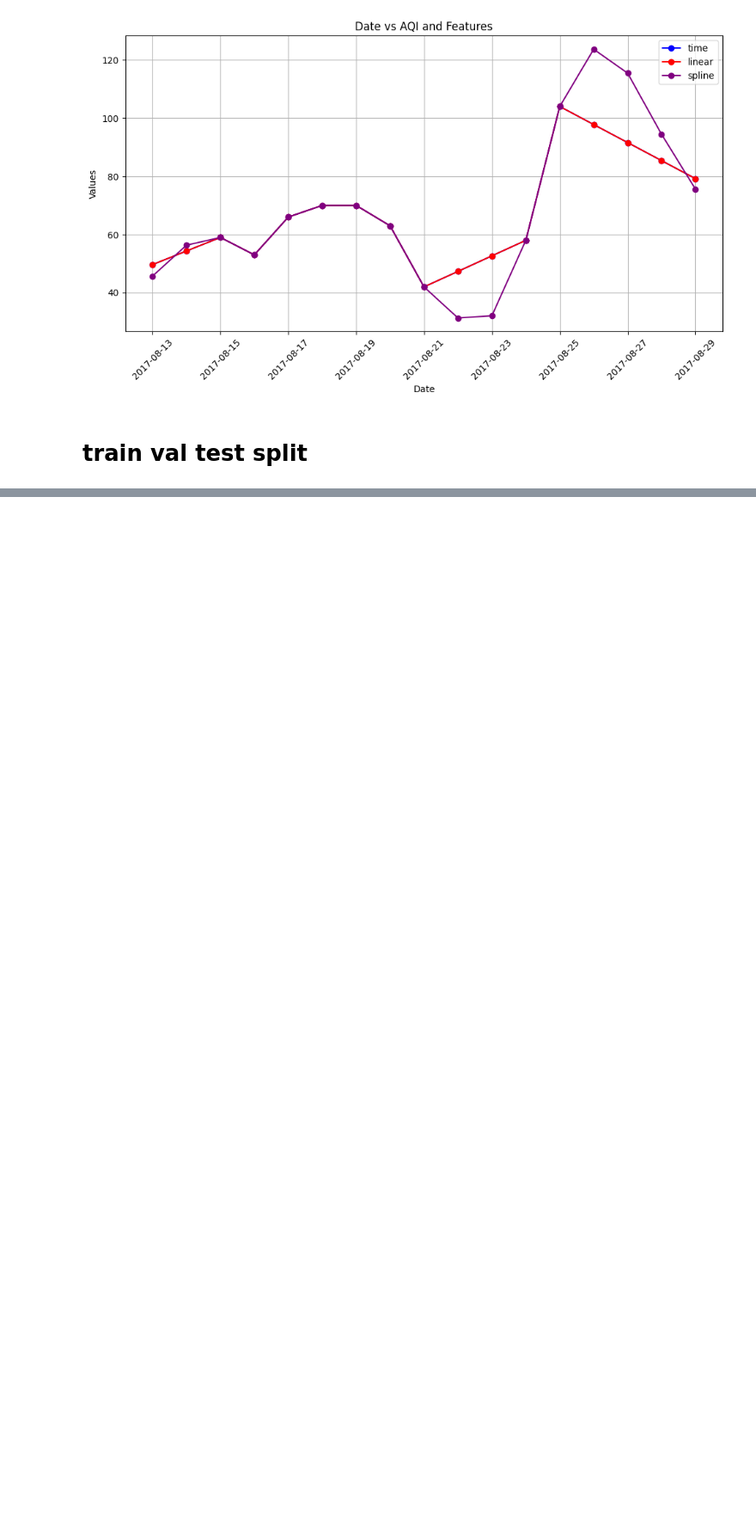
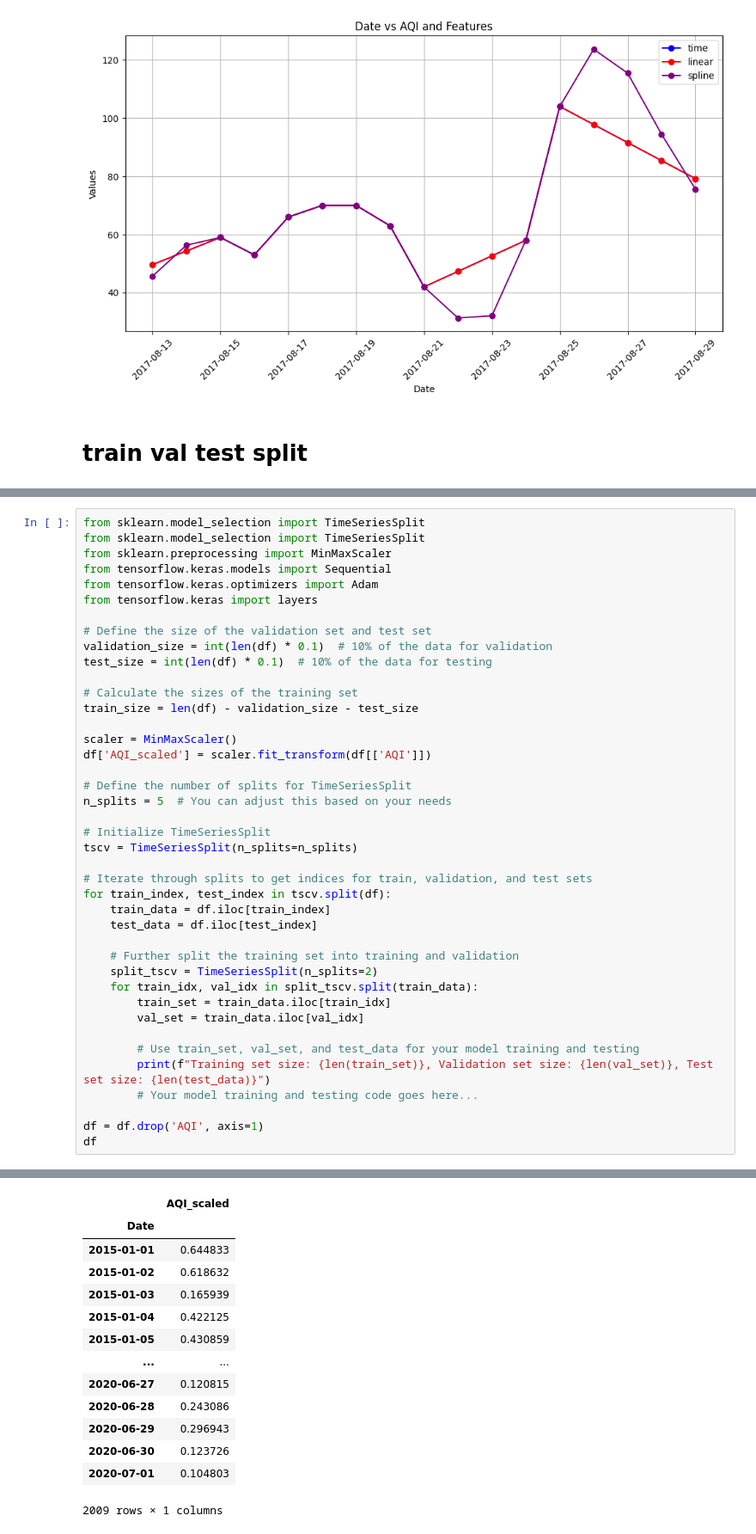
Before and after one commit to Thehackerash/google_solution_challenge, a Jupyter notebook: aqi_pred.ipynb, the cells around one changed output, grey strips where cells are left out. Shown: that part at 86% size. Saved outputs shown, nothing was run; the diff lists cells and outputs as text; blank space fills up the shorter version.

```diff
--- a/aqi_pred.ipynb
+++ b/aqi_pred.ipynb
@@ -266,0 +231,42 @@ Cross-validation - Training set size: 15, Test set size: 2
+# %%
+from sklearn.model_selection import TimeSeriesSplit
+from sklearn.model_selection import TimeSeriesSplit
+from sklearn.preprocessing import MinMaxScaler
+from tensorflow.keras.models import Sequential
+from tensorflow.keras.optimizers import Adam
+from tensorflow.keras import layers
+
+# Define the size of the validation set and test set
+validation_size = int(len(df) * 0.1)  # 10% of the data for validation
+test_size = int(len(df) * 0.1)  # 10% of the data for testing
+
+# Calculate the sizes of the training set
+train_size = len(df) - validation_size - test_size
+
+scaler = MinMaxScaler()
+df['AQI_scaled'] = scaler.fit_transform(df[['AQI']])
+
+# Define the number of splits for TimeSeriesSplit
+n_splits = 5  # You can adjust this based on your needs
+
+# Initialize TimeSeriesSplit
+tscv = TimeSeriesSplit(n_splits=n_splits)
+
+# Iterate through splits to get indices for train, validation, and test sets
+for train_index, test_index in tscv.split(df):
+    train_data = df.iloc[train_index]
+    test_data = df.iloc[test_index]
+
+    # Further split the training set into training and validation
+    split_tscv = TimeSeriesSplit(n_splits=2)
+    for train_idx, val_idx in split_tscv.split(train_data):
+        train_set = train_data.iloc[train_idx]
+        val_set = train_data.iloc[val_idx]
+
+        # Use train_set, val_set, and test_data for your model training and testing
+        print(f"Training set size: {len(train_set)}, Validation set size: {len(val_set)}, Test set size: {len(test_data)}")
+        # Your model training and testing code goes here...
+
+df = df.drop('AQI', axis=1)
+df
+# %% [output]
@@ -266,0 +283,14 @@ Cross-validation - Training set size: 15, Test set size: 2
+|  | AQI_scaled |
+| Date |  |
+| 2015-01-01 | 0.644833 |
+| 2015-01-02 | 0.618632 |
+| 2015-01-03 | 0.165939 |
+| 2015-01-04 | 0.422125 |
+| 2015-01-05 | 0.430859 |
+| ... | ... |
+| 2020-06-27 | 0.120815 |
+| 2020-06-28 | 0.243086 |
+| 2020-06-29 | 0.296943 |
+| 2020-06-30 | 0.123726 |
+| 2020-07-01 | 0.104803 |
+2009 rows × 1 columns
```
Also changed, not shown: parts of 6 cells of this notebook.
